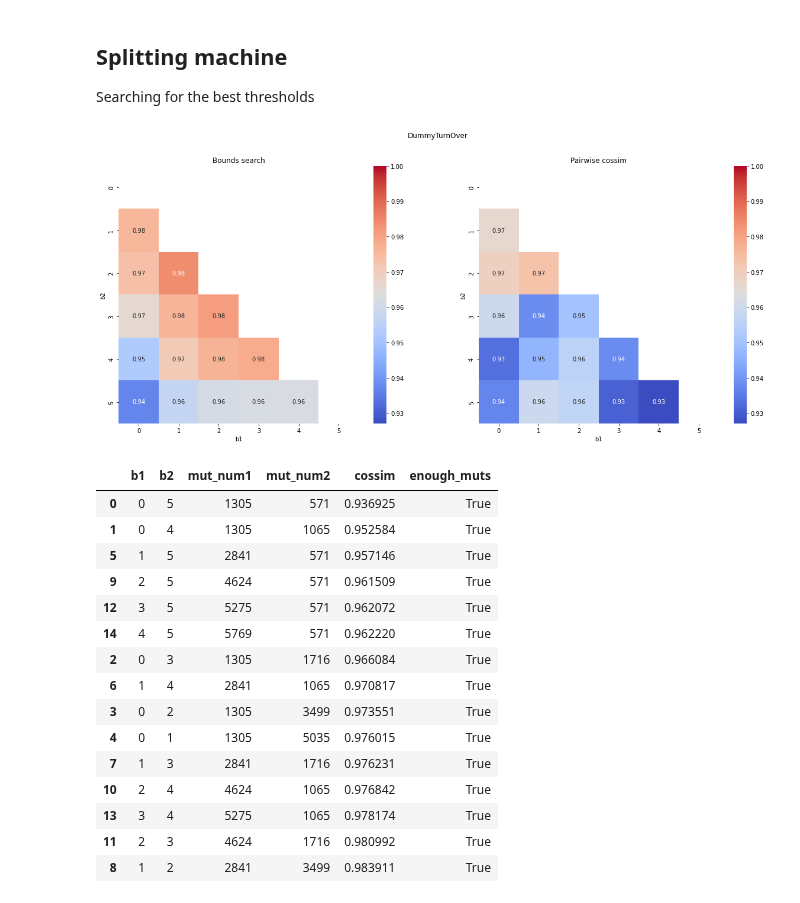
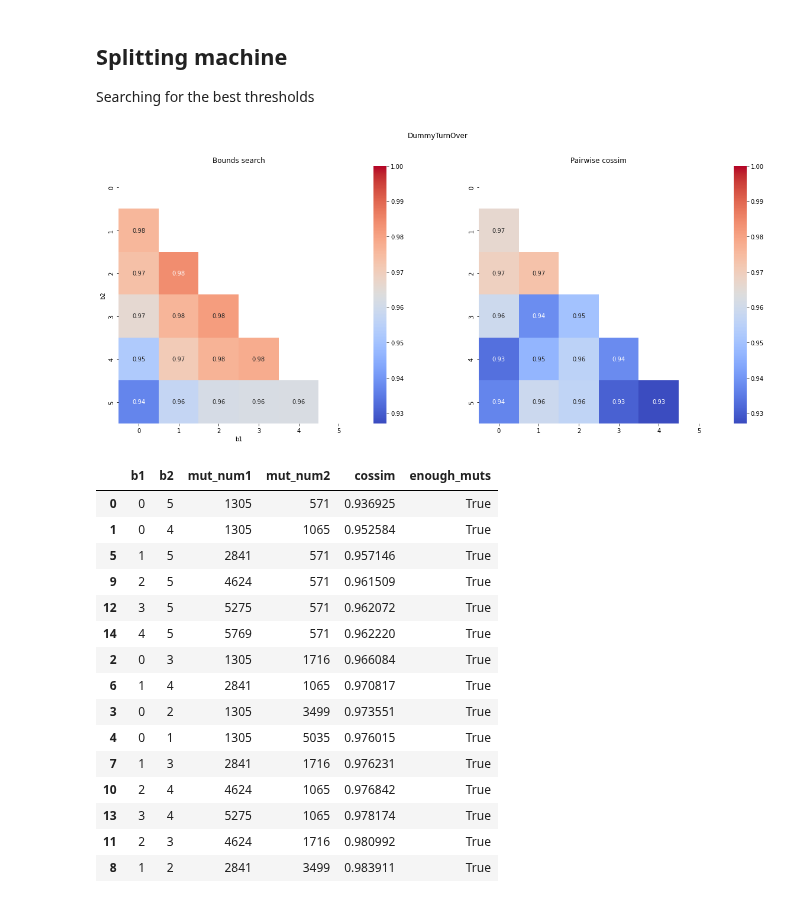
Before and after one commit to mitoclub/mtdnaMutSpecOfCancers, a Jupyter notebook: notebooks/cancer_calc_ms.ipynb, the cells around one changed output. Drawn from its saved outputs; the diff is of its cells as text; code cells hidden in the pictures.

```diff
--- a/notebooks/cancer_calc_ms.ipynb
+++ b/notebooks/cancer_calc_ms.ipynb
@@ -710,7 +694,7 @@ cossim = 0.956
 ## Splitting machine
 Searching for the best thresholds
 # %%
-def splitting_macine(feature, mut_num_cutoff=250, sbs=None):
+def splitting_machine(feature, mut_num_cutoff=250, sbs=None):
     values = sorted(MutExDloop[feature].unique())
     matrix_bound    = np.zeros((len(values), len(values)))
     matrix_pairwise = np.zeros((len(values), len(values)))
@@ -746,8 +730,8 @@ def splitting_macine(feature, mut_num_cutoff=250, sbs=None):
     axs[0].set_xlabel("b1")
     sns.heatmap(matrix_pairwise, vmin=minval, vmax=1, annot=True, cmap="coolwarm", mask=matrix_pairwise == 0, ax=axs[1])
     axs[1].set_title("Pairwise cossim")
-    axs[1].set_ylabel("b2")
-    axs[1].set_xlabel("b1")
+    # axs[1].set_ylabel("b2")
+    # axs[1].set_xlabel("b1")
     plt.show()
 
     df = pd.DataFrame(data).sort_values("cossim")
@@ -755,7 +739,7 @@ def splitting_macine(feature, mut_num_cutoff=250, sbs=None):
     return df
 
 
-def splitting_macine3d(feature1, feature2, mut_num_cutoff=250, sbs=None):
+def splitting_machine3d(feature1, feature2, mut_num_cutoff=250, sbs=None):
     values1 = sorted(MutExDloop[feature1].unique())
     values2 = sorted(MutExDloop[feature2].unique())
     data = []
@@ -790,9 +774,9 @@ def splitting_macine3d(feature1, feature2, mut_num_cutoff=250, sbs=None):
     df["enough_muts"] = (df.mut_num1 > mut_num_cutoff) & (df.mut_num2 > mut_num_cutoff)
     return df
 # %%
-splitting_macine("DummyTurnOver")
+splitting_machine("DummyTurnOver")
 # %% [output]
-[figure, old version]
+[figure, new version]
 |  | b1 | b2 | mut_num1 | mut_num2 | cossim | enough_muts |
 | 0 | 0 | 5 | 1305 | 571 | 0.936925 | True |
 | 1 | 0 | 4 | 1305 | 1065 | 0.952584 | True |
```
Also changed, not shown: parts of 18 cells of this notebook.
